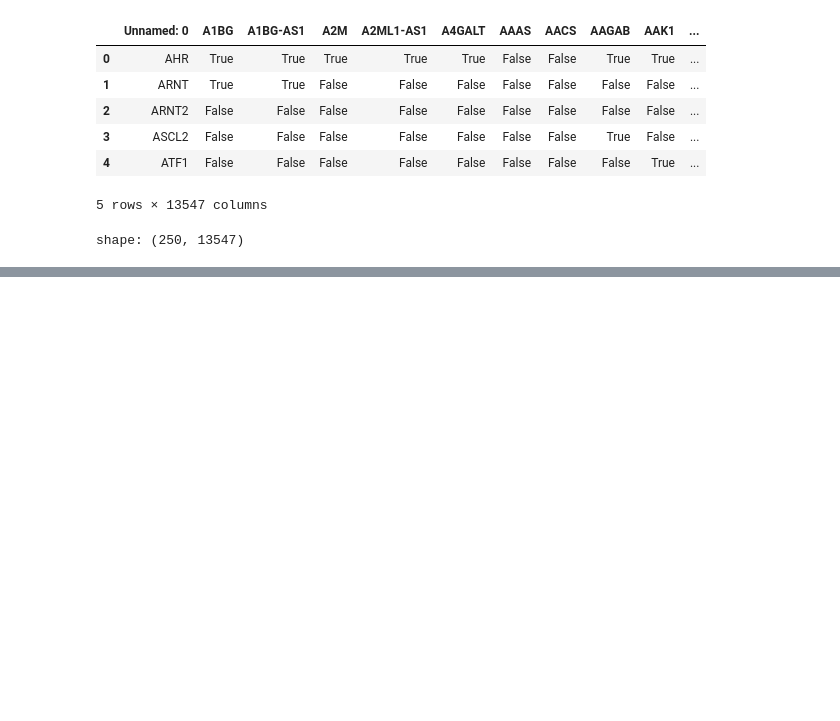
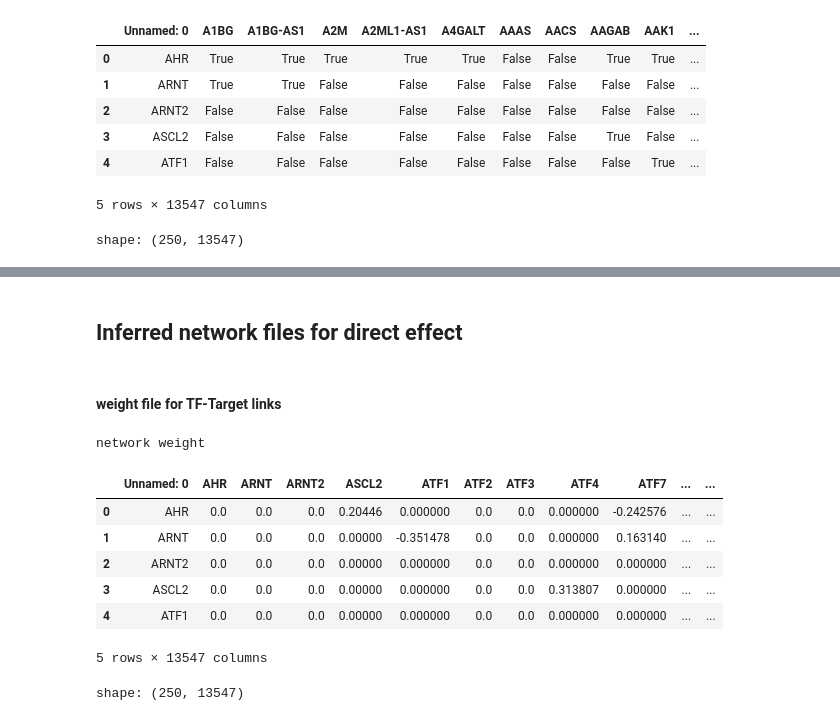
Before and after one commit to akanksha-sachan/B_Cell_States, a Jupyter notebook: multiome_dictys/py_scripts/data_prep_and_checks.ipynb, the cells around one changed output, grey strips where cells are left out. Saved outputs shown, nothing was run; the diff lists cells and outputs as text; code cells hidden in the pictures; blank space fills up the shorter version.

```diff
--- a/multiome_dictys/py_scripts/data_prep_and_checks.ipynb
+++ b/multiome_dictys/py_scripts/data_prep_and_checks.ipynb
@@ -1224,0 +1261,24 @@ plt.show()
+# %% [markdown]
+## Inferred network files for direct effect
+# %% [markdown]
+#### weight file for TF-Target links
+# %%
+# load net_weight.tsv in pandas
+import pandas as pd
+net_weight_file = "/ocean/projects/cis240075p/asachan/datasets/B_Cell/multiome_1st_donor_UPMC_aggr/dictys_outs/tmp_dynamic/Subset1/net_weight.tsv.gz"
+# Load data
+net_weight = pd.read_csv(net_weight_file, header=0, index_col=None, sep='\t', compression='gzip')
+# Display the first few rows of each DataFrame to confirm successful loading
+print("network weight")
+display(net_weight.head())
+print("shape:", net_weight.shape)
+# %% [output]
+network weight
+|  | Unnamed: 0 | AHR | ARNT | ARNT2 | ASCL2 | ATF1 | ATF2 | ATF3 | ATF4 | ATF7 | ... | ... |
+| 0 | AHR | 0.0 | 0.0 | 0.0 | 0.20446 | 0.000000 | 0.0 | 0.0 | 0.000000 | -0.242576 | ... | ... |
+| 1 | ARNT | 0.0 | 0.0 | 0.0 | 0.00000 | -0.351478 | 0.0 | 0.0 | 0.000000 | 0.163140 | ... | ... |
+| 2 | ARNT2 | 0.0 | 0.0 | 0.0 | 0.00000 | 0.000000 | 0.0 | 0.0 | 0.000000 | 0.000000 | ... | ... |
+| 3 | ASCL2 | 0.0 | 0.0 | 0.0 | 0.00000 | 0.000000 | 0.0 | 0.0 | 0.313807 | 0.000000 | ... | ... |
+| 4 | ATF1 | 0.0 | 0.0 | 0.0 | 0.00000 | 0.000000 | 0.0 | 0.0 | 0.000000 | 0.000000 | ... | ... |
+5 rows × 13547 columns
+shape: (250, 13547)
```
Also changed, not shown: parts of 17 cells of this notebook, 1 other file.
